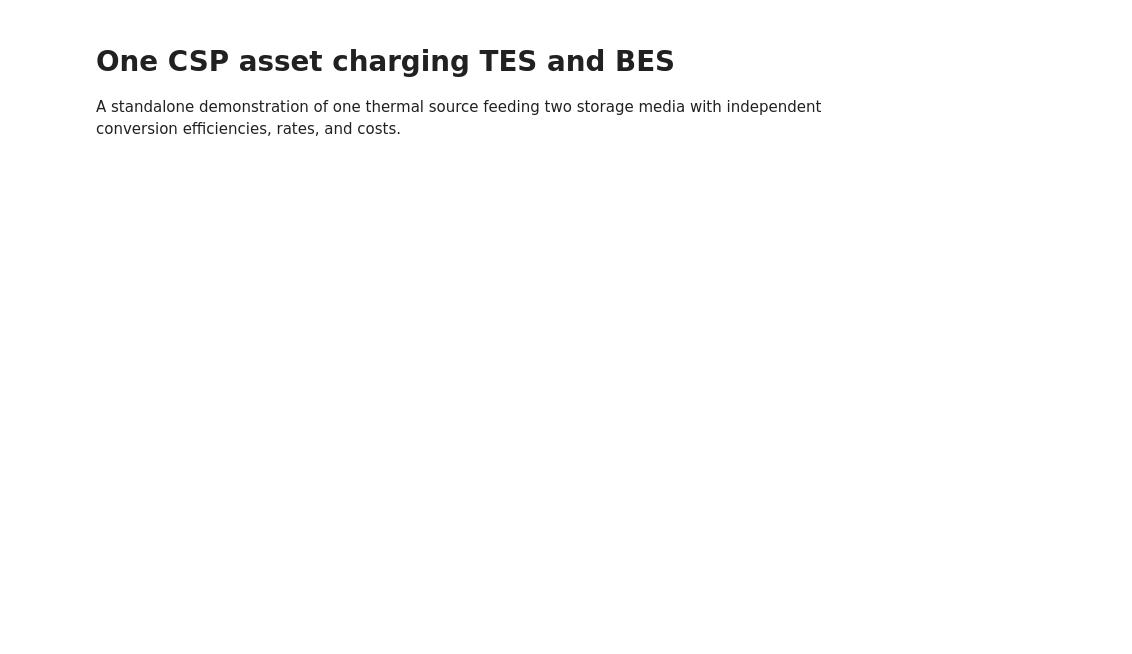
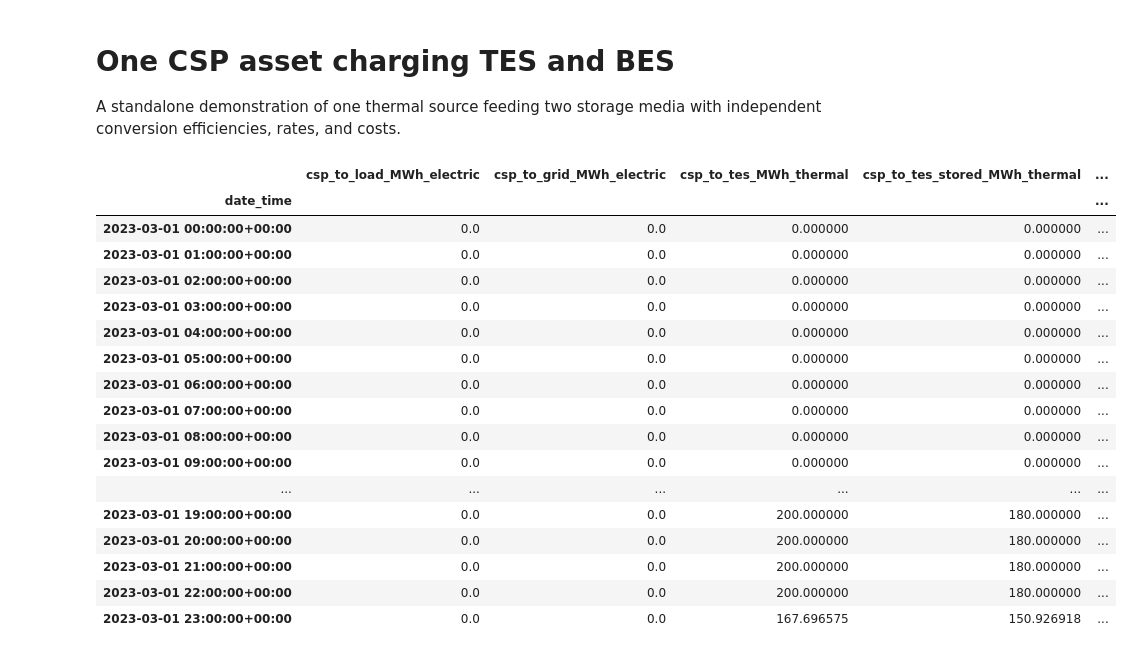
Before and after one commit to sandialabs/enliten, a Jupyter notebook: examples/csp_multiple_storage.ipynb, the cells around one changed output. Cells and saved outputs as stored; diff of their text form; code cells hidden in the pictures; blank space fills up the shorter version.

```diff
--- a/examples/csp_multiple_storage.ipynb
+++ b/examples/csp_multiple_storage.ipynb
@@ -5,33 +5,52 @@ A standalone demonstration of one thermal source feeding two storage media with
 # %%
 from pathlib import Path
 import sys
 import pandas as pd
 
 root = Path.cwd()
 while not (root / 'enliten').is_dir():
     if root.parent == root: raise RuntimeError('Run from inside the ENLITEN repository.')
     root = root.parent
 if str(root) not in sys.path: sys.path.insert(0, str(root))
 from enliten import ChargingPath, Generation, LCOECalculator, Site, Storage, System
 data_dir = root / 'examples' / 'data'
 
 def profile(filename):
     frame = pd.read_csv(data_dir / filename)
     return pd.Series(frame['PNM'].to_numpy(float), index=pd.to_datetime(frame.iloc[:, 0], utc=True))
 
 demand_full, csp_full = profile('PNM_demand.csv'), profile('PNM_csp_th_av.csv')
 hours, start = 24 * 14, pd.Timestamp('2023-03-01', tz='UTC')
 window = demand_full.index.get_loc(start)
 load = (demand_full.iloc[window:window + hours] * 0.05).rename('load_MW')
 
 site = Site('microgrid')
 csp_tes_capex = 150.0 * 1_000 * 7_912
 bes_capex = 750.0 * 1_000 * 300
 csp = Generation('csp', site, csp_full.iloc[window:window + hours], 'thermal', False, False, capex=csp_tes_capex, opex=150.0 * 1_000 * 74.6)
 tes = Storage('tes', site, 2_500.0, 150.0, 'thermal', 'electric', 0.50, maximum_stored_energy_rate_MW=300.0, variable_opex_USD_per_MWh=3.8)
 bes = Storage('bes', site, 750.0, 150.0, 'electric', 'electric', 0.90, maximum_stored_energy_rate_MW=150.0, capex=bes_capex, opex=0.025 * bes_capex)
 paths = [ChargingPath('csp', 'tes', 'thermal', 'thermal', 0.90, 200.0, priority=0), ChargingPath('csp', 'bes', 'thermal', 'electric', 0.40, 150.0 / 0.40, priority=1)]
 system = System(load, [tes, bes, csp], paths)
-system.timeseries.filter(regex='csp_to_|tes_MWh|bes_MWh').head()
+system.timeseries.filter(regex='csp_to_|tes_MWh|bes_MWh').head(24)
+# %% [output]
+|  | csp_to_load_MWh_electric | csp_to_grid_MWh_electric | csp_to_tes_MWh_thermal | csp_to_tes_stored_MWh_thermal | ... |
+| date_time |  |  |  |  | ... |
+| 2023-03-01 00:00:00+00:00 | 0.0 | 0.0 | 0.000000 | 0.000000 | ... |
+| 2023-03-01 01:00:00+00:00 | 0.0 | 0.0 | 0.000000 | 0.000000 | ... |
+| 2023-03-01 02:00:00+00:00 | 0.0 | 0.0 | 0.000000 | 0.000000 | ... |
+| 2023-03-01 03:00:00+00:00 | 0.0 | 0.0 | 0.000000 | 0.000000 | ... |
+| 2023-03-01 04:00:00+00:00 | 0.0 | 0.0 | 0.000000 | 0.000000 | ... |
+| 2023-03-01 05:00:00+00:00 | 0.0 | 0.0 | 0.000000 | 0.000000 | ... |
+| 2023-03-01 06:00:00+00:00 | 0.0 | 0.0 | 0.000000 | 0.000000 | ... |
+| 2023-03-01 07:00:00+00:00 | 0.0 | 0.0 | 0.000000 | 0.000000 | ... |
+| 2023-03-01 08:00:00+00:00 | 0.0 | 0.0 | 0.000000 | 0.000000 | ... |
+| 2023-03-01 09:00:00+00:00 | 0.0 | 0.0 | 0.000000 | 0.000000 | ... |
+| ... | ... | ... | ... | ... | ... |
+| 2023-03-01 19:00:00+00:00 | 0.0 | 0.0 | 200.000000 | 180.000000 | ... |
+| 2023-03-01 20:00:00+00:00 | 0.0 | 0.0 | 200.000000 | 180.000000 | ... |
+| 2023-03-01 21:00:00+00:00 | 0.0 | 0.0 | 200.000000 | 180.000000 | ... |
+| 2023-03-01 22:00:00+00:00 | 0.0 | 0.0 | 200.000000 | 180.000000 | ... |
+| 2023-03-01 23:00:00+00:00 | 0.0 | 0.0 | 167.696575 | 150.926918 | ... |
 # %%
 system.operation_metrics()
```
Also changed, not shown: parts of 4 cells of this notebook, 3 other files.
